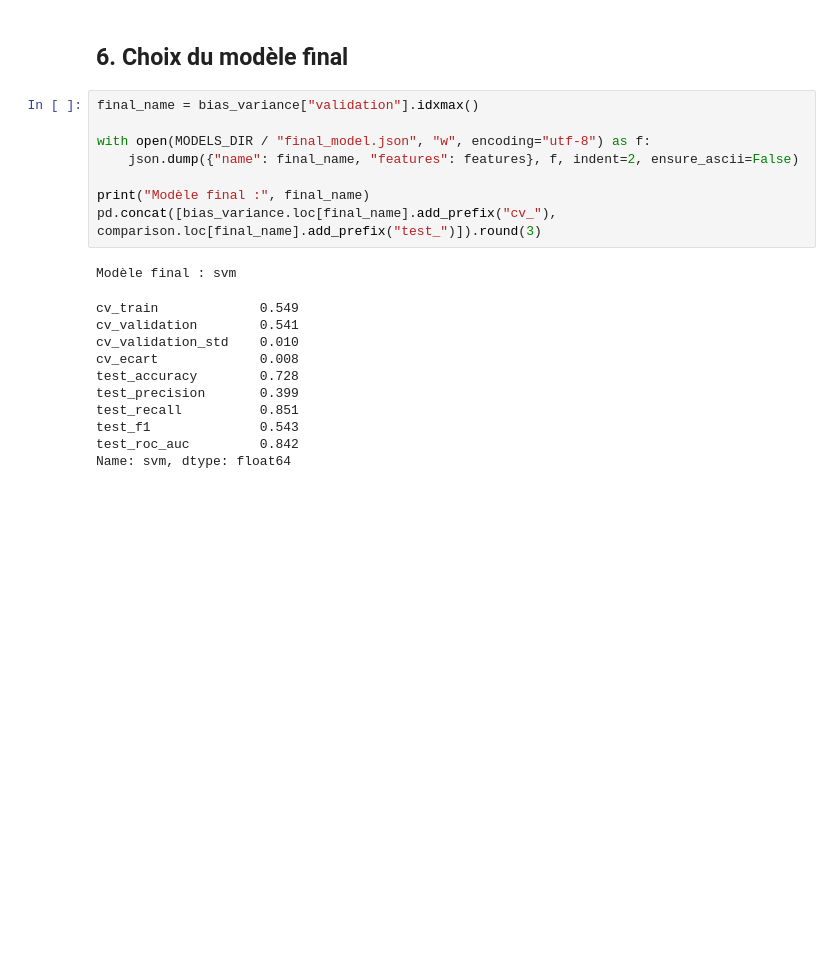
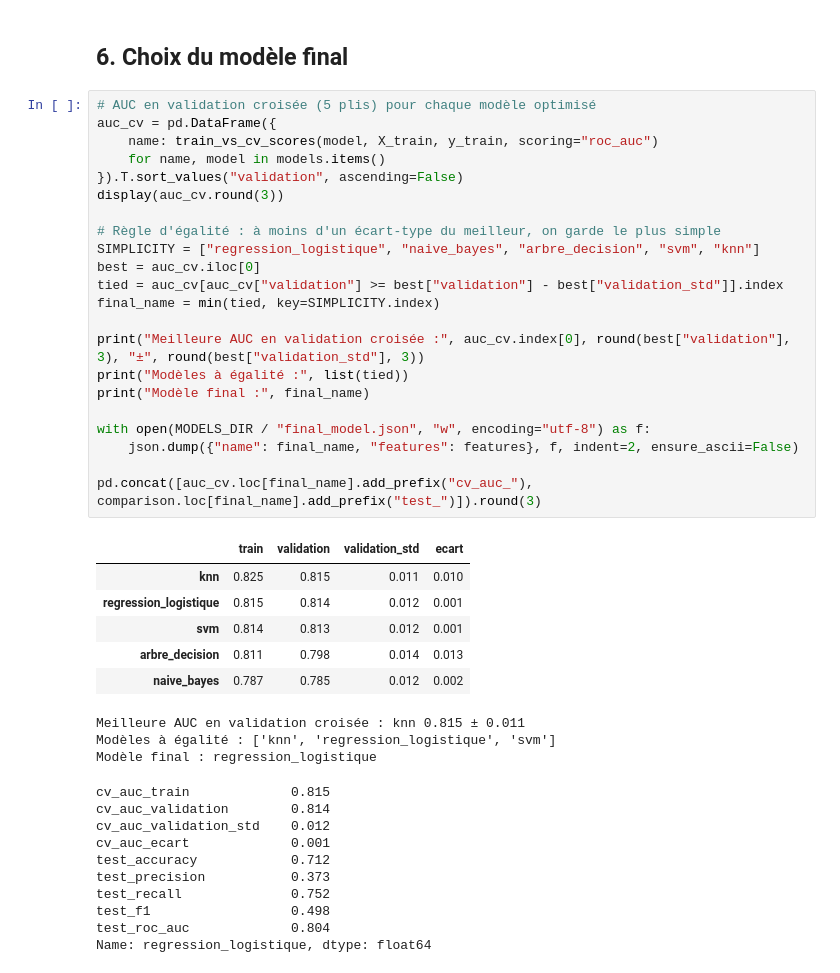
Before and after one commit to AmbreBerdery/WineQuality, a Jupyter notebook: notebooks/05_evaluation.ipynb, the cells around one changed output. Cells and saved outputs as stored; diff of their text form; blank space fills up the shorter version.

```diff
--- a/notebooks/05_evaluation.ipynb
+++ b/notebooks/05_evaluation.ipynb
@@ -140,22 +140,44 @@ pd.DataFrame(rows).T.round(3)
 # %% [markdown]
 ## 6. Choix du modèle final
 # %%
-final_name = bias_variance["validation"].idxmax()
+# AUC en validation croisée (5 plis) pour chaque modèle optimisé
+auc_cv = pd.DataFrame({
+    name: train_vs_cv_scores(model, X_train, y_train, scoring="roc_auc")
+    for name, model in models.items()
+}).T.sort_values("validation", ascending=False)
+display(auc_cv.round(3))
+
+# Règle d'égalité : à moins d'un écart-type du meilleur, on garde le plus simple
+SIMPLICITY = ["regression_logistique", "naive_bayes", "arbre_decision", "svm", "knn"]
+best = auc_cv.iloc[0]
+tied = auc_cv[auc_cv["validation"] >= best["validation"] - best["validation_std"]].index
+final_name = min(tied, key=SIMPLICITY.index)
+
+print("Meilleure AUC en validation croisée :", auc_cv.index[0], round(best["validation"], 3), "±", round(best["validation_std"], 3))
+print("Modèles à égalité :", list(tied))
+print("Modèle final :", final_name)
 
 with open(MODELS_DIR / "final_model.json", "w", encoding="utf-8") as f:
     json.dump({"name": final_name, "features": features}, f, indent=2, ensure_ascii=False)
 
-print("Modèle final :", final_name)
-pd.concat([bias_variance.loc[final_name].add_prefix("cv_"), comparison.loc[final_name].add_prefix("test_")]).round(3)
+pd.concat([auc_cv.loc[final_name].add_prefix("cv_auc_"), comparison.loc[final_name].add_prefix("test_")]).round(3)
 # %% [output]
+|  | train | validation | validation_std | ecart |
+| knn | 0.825 | 0.815 | 0.011 | 0.010 |
+| regression_logistique | 0.815 | 0.814 | 0.012 | 0.001 |
+| svm | 0.814 | 0.813 | 0.012 | 0.001 |
+| arbre_decision | 0.811 | 0.798 | 0.014 | 0.013 |
+| naive_bayes | 0.787 | 0.785 | 0.012 | 0.002 |
-Modèle final : svm
+Meilleure AUC en validation croisée : knn 0.815 ± 0.011
+Modèles à égalité : ['knn', 'regression_logistique', 'svm']
+Modèle final : regression_logistique
-cv_train             0.549
-cv_validation        0.541
-cv_validation_std    0.010
-cv_ecart             0.008
-test_accuracy        0.728
-test_precision       0.399
-test_recall          0.851
-test_f1              0.543
-test_roc_auc         0.842
-Name: svm, dtype: float64
+cv_auc_train             0.815
+cv_auc_validation        0.814
+cv_auc_validation_std    0.012
+cv_auc_ecart             0.001
+test_accuracy            0.712
+test_precision           0.373
+test_recall              0.752
+test_f1                  0.498
+test_roc_auc             0.804
+Name: regression_logistique, dtype: float64
```
Also changed, not shown: parts of 3 cells of this notebook.
